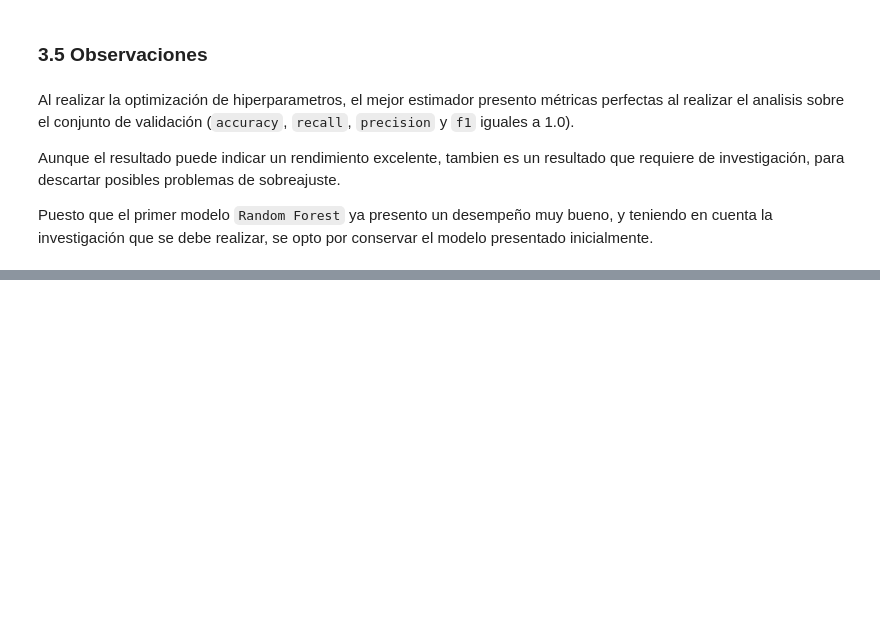
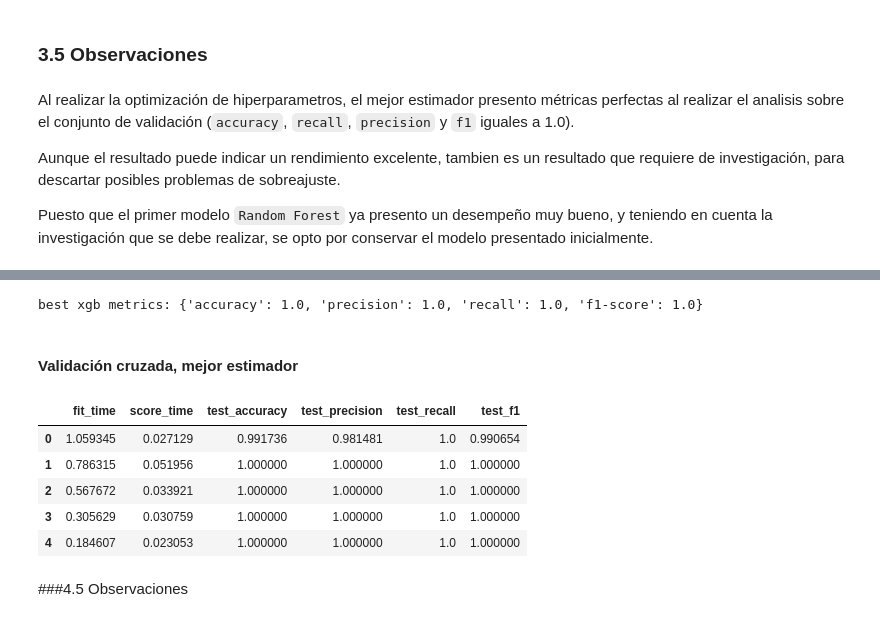
Before and after one commit to ezeperezds/Anemia-Prediction-System, a Jupyter notebook: notebooks/03_modeling.ipynb, the cells around one changed output, grey strips where cells are left out. Saved outputs shown, nothing was run; the diff lists cells and outputs as text; code cells hidden in the pictures; blank space fills up the shorter version.

```diff
--- a/notebooks/03_modeling.ipynb
+++ b/notebooks/03_modeling.ipynb
@@ -768,0 +920,13 @@ Dado que el objetivo principal del proyecto es mantener una alta capacidad predi
+# %%
+random_search_xgb = RandomizedSearchCV(
+    estimator = xgb_model,
+    param_distributions = param_grid_xgb,
+    cv = 5,
+    n_iter = 100,
+    n_jobs = -1,
+    verbose = 1,
+    scoring = 'recall',
+    random_state = 82
+)
+# %%
+random_search_xgb.fit(X_train, y_train)
@@ -768,0 +987,39 @@ Dado que el objetivo principal del proyecto es mantener una alta capacidad predi
+# %%
+print(show_metrics('best xgb', y_val, y_pred_best_xgb))
+# %% [output]
+best xgb metrics: {'accuracy': 1.0, 'precision': 1.0, 'recall': 1.0, 'f1-score': 1.0}
+# %% [markdown]
+#### Validación cruzada, mejor estimador
+# %%
+pipeline_best_xgb = Pipeline(
+    [
+        ('preprocessor', preprocessor),
+        ('model', random_search_xgb.best_estimator_)
+    ]
+)
+# %%
+scores_best_xgb = cross_validate(
+    pipeline_best_xgb,
+    X_temp,
+    y_temp,
+    cv = 5,
+    scoring = [
+        'accuracy',
+        'precision',
+        'recall',
+        'f1'
+    ],
+    return_train_score = False
+)
+# %%
+results_best_xgb = pd.DataFrame(scores_best_xgb)
+results_best_xgb
+# %% [output]
+|  | fit_time | score_time | test_accuracy | test_precision | test_recall | test_f1 |
+| 0 | 1.059345 | 0.027129 | 0.991736 | 0.981481 | 1.0 | 0.990654 |
+| 1 | 0.786315 | 0.051956 | 1.000000 | 1.000000 | 1.0 | 1.000000 |
+| 2 | 0.567672 | 0.033921 | 1.000000 | 1.000000 | 1.0 | 1.000000 |
+| 3 | 0.305629 | 0.030759 | 1.000000 | 1.000000 | 1.0 | 1.000000 |
+| 4 | 0.184607 | 0.023053 | 1.000000 | 1.000000 | 1.0 | 1.000000 |
+# %% [markdown]
+###4.5 Observaciones
```
Also changed, not shown: parts of 59 cells of this notebook.
